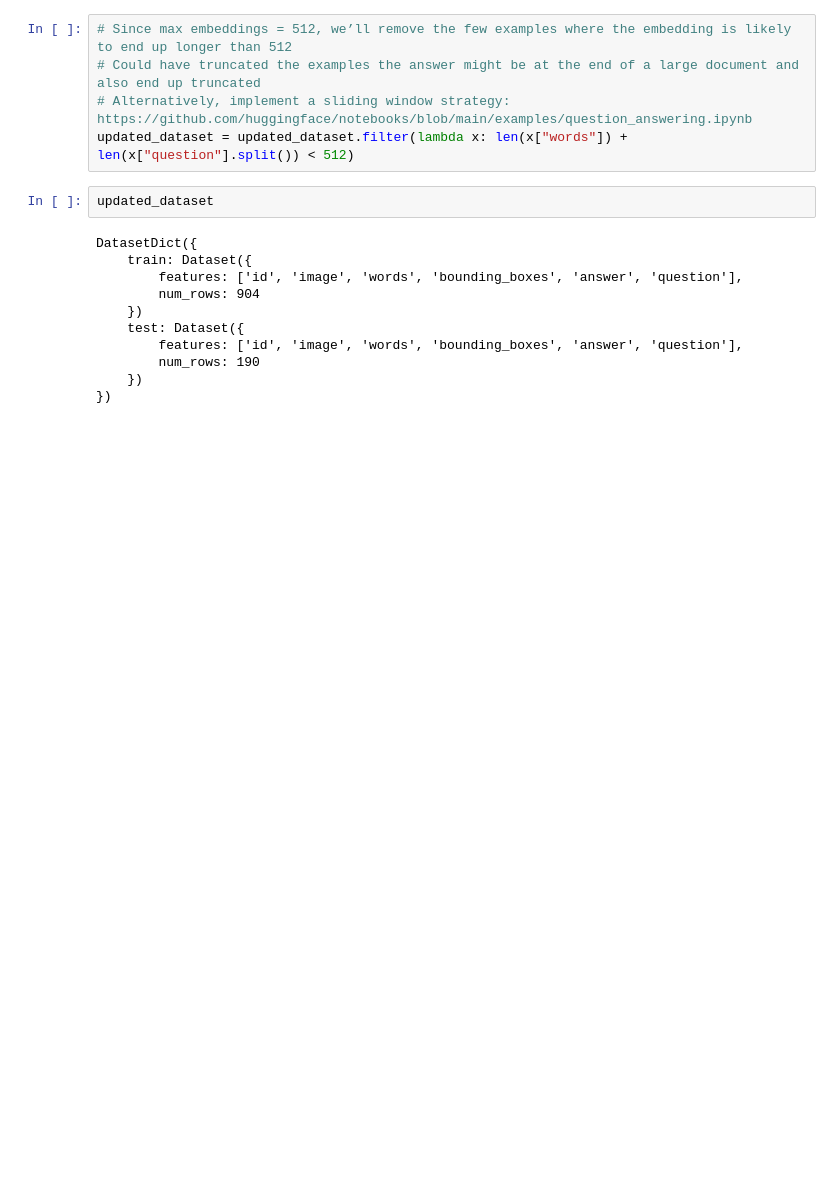
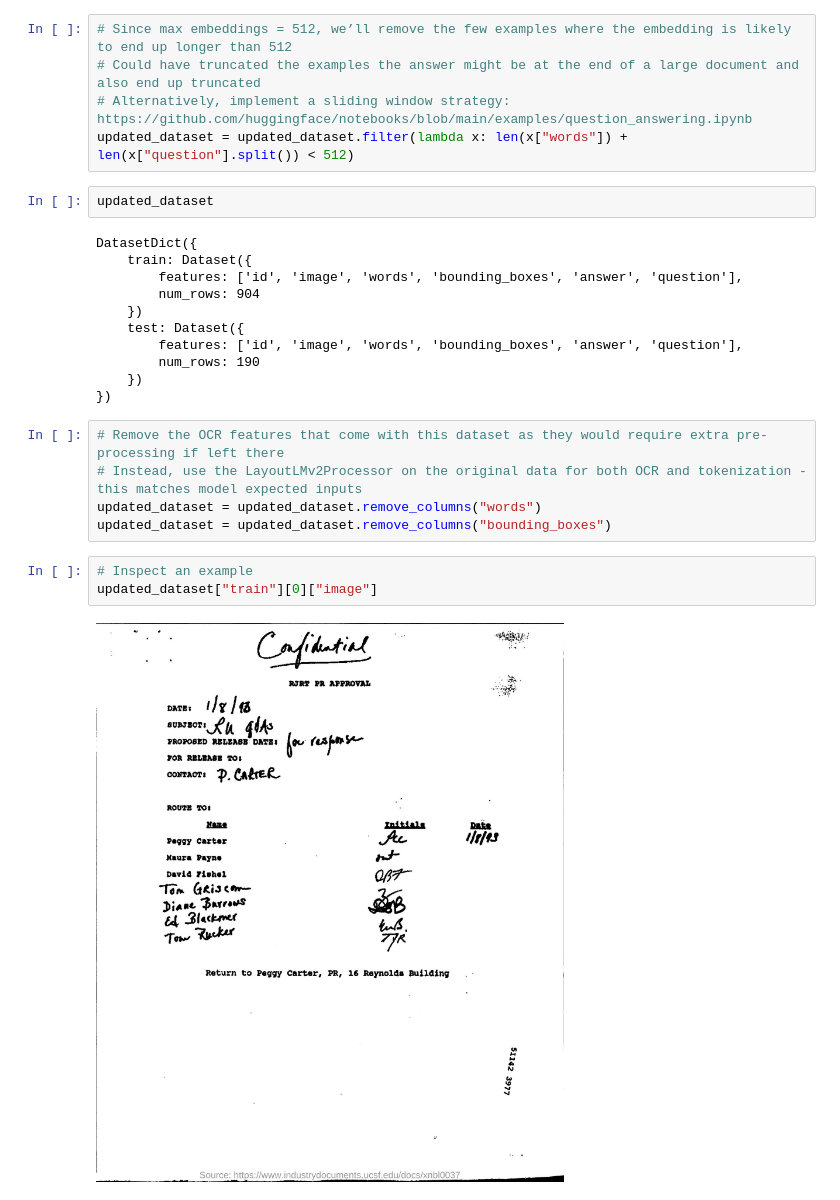
Before and after one commit to nmasamba/multimodal_AI, a Jupyter notebook: 02_document_question_answering.ipynb, the cells around one changed output. Drawn from its saved outputs; the diff is of its cells as text; blank space fills up the shorter version.

Commit message:
complete data loading

```diff
--- a/02_document_question_answering.ipynb
+++ b/02_document_question_answering.ipynb
@@ -113,3 +113,13 @@ DatasetDict({
         num_rows: 190
     })
 })
+# %%
+# Remove the OCR features that come with this dataset as they would require extra pre-processing if left there
+# Instead, use the LayoutLMv2Processor on the original data for both OCR and tokenization - this matches model expected inputs
+updated_dataset = updated_dataset.remove_columns("words")
+updated_dataset = updated_dataset.remove_columns("bounding_boxes")
+# %%
+# Inspect an example
+updated_dataset["train"][0]["image"]
+# %% [output]
+[figure, added]
```
